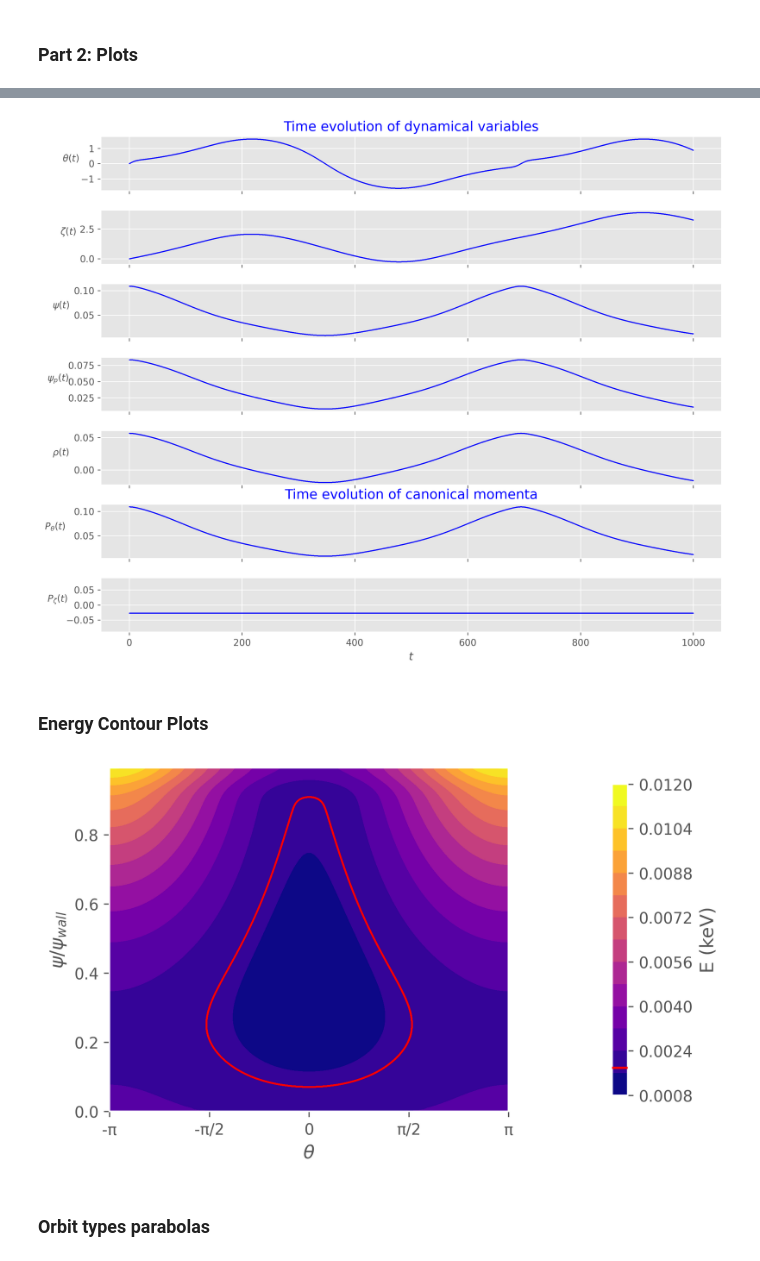
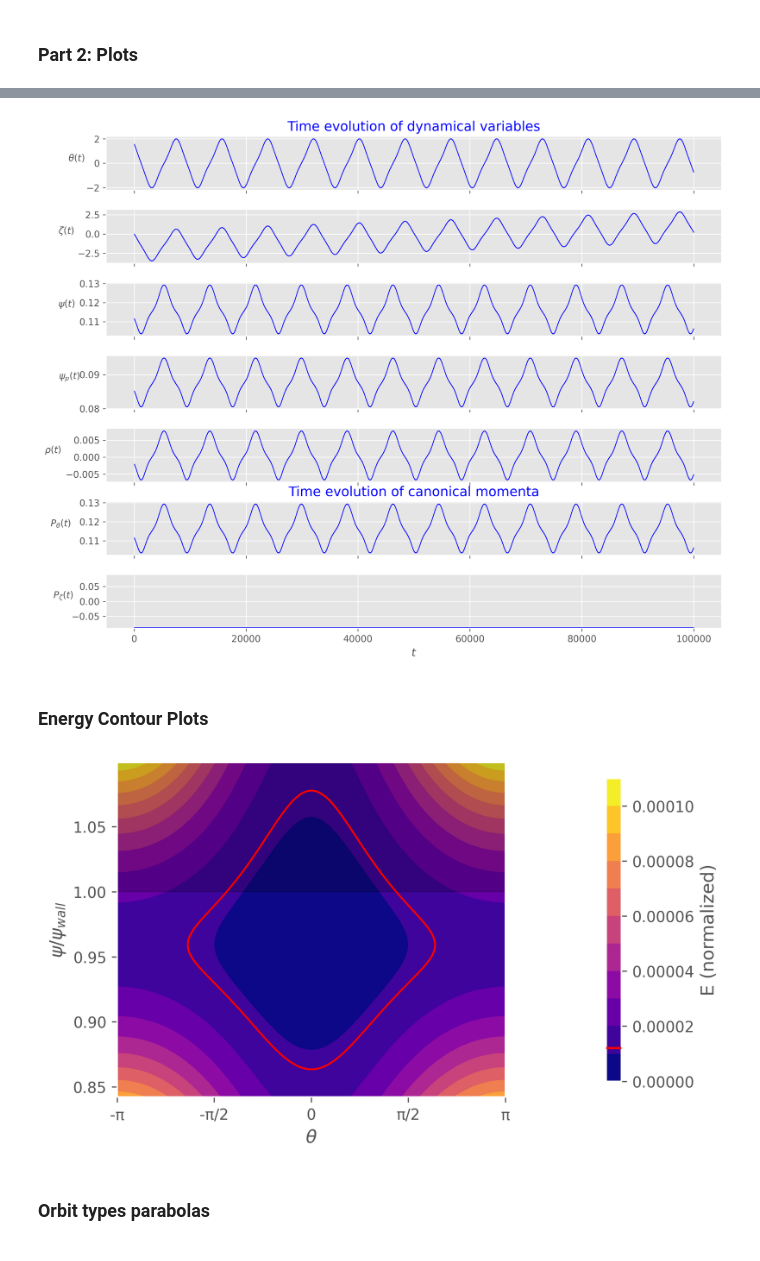
Before and after one commit to PlasmaPhy/guiding-center-motion, a Jupyter notebook: Notebook.ipynb, the cells around one changed output, grey strips where cells are left out. Saved outputs shown, nothing was run; the diff lists cells and outputs as text; code cells hidden in the pictures.

```diff
--- a/Notebook.ipynb
+++ b/Notebook.ipynb
@@ -45,19 +46,19 @@ In this cell we can create multiple particles independently. By setting cwp (cur
 # %%
 # Set up ψ_(p,wall), E and B fields, and q factor
 psi_wall = 0.12 # Better be < .5
-q = Qfactors.Hypergeometric(psi_wall)
-B = [0, 1, 1] # I, g, B0(Field strength on axis in [Gauss] = 10^(-4)[T])
-Efield = Electric_fields.Radial(psi_wall, q)
+q = Qfactors.Hypergeometric()
+B = [0, 1, 1] # I, g, B0(Field strength on axis in [T])
+Efield = Electric_fields.Radial(psi_wall, q, Ea = 0)
 
 # Create Particle
 species = "e"
 # Initial Conditions
-mu = 10**(-3) # Magnetic moment
-theta0 = 0
-psi0 = 0.91*psi_wall # Better be < psi_wall
+mu = 10**(-5) # Magnetic moment
+theta0 = np.pi/2
+psi0 = 0.93*psi_wall # Better be < psi_wall
 z0 = 0
-Pz0 = -0.0272
-tspan = np.linspace(0, 1000, 100000) # t0, tf, steps
+Pz0 = -0.0872
+tspan = np.linspace(0, 1000000, 100000) # t0, tf, steps
 
 init_cond = [theta0, psi0, z0, Pz0]
 
@@ -91,4 +88,4 @@ cwp.plot_electric(q_plot = True, zoom = [0.5, 1.1])
 # %%
-cwp.plot_time_evolution(percentage =100)
+cwp.plot_time_evolution(percentage =10)
 # %% [output]
-[figure, old version]
+[figure, new version]
@@ -99,10 +94,10 @@ cwp.plot_time_evolution(percentage =100)
 # %%
 cwp.contour_energy(
     theta_lim = [-np.pi ,np.pi], psi_lim = "auto",
-    plot_drift=True, contour_Phi = True, units = "keV"
+    plot_drift=True, contour_Phi = True, units = "normal", levels = 10
 )
 # %% [output]
-[figure, old version]
+[figure, new version]
 # %% [markdown]
 ### Orbit types parabolas
 # %% [markdown]
```
Also changed, not shown: parts of 10 cells of this notebook.
